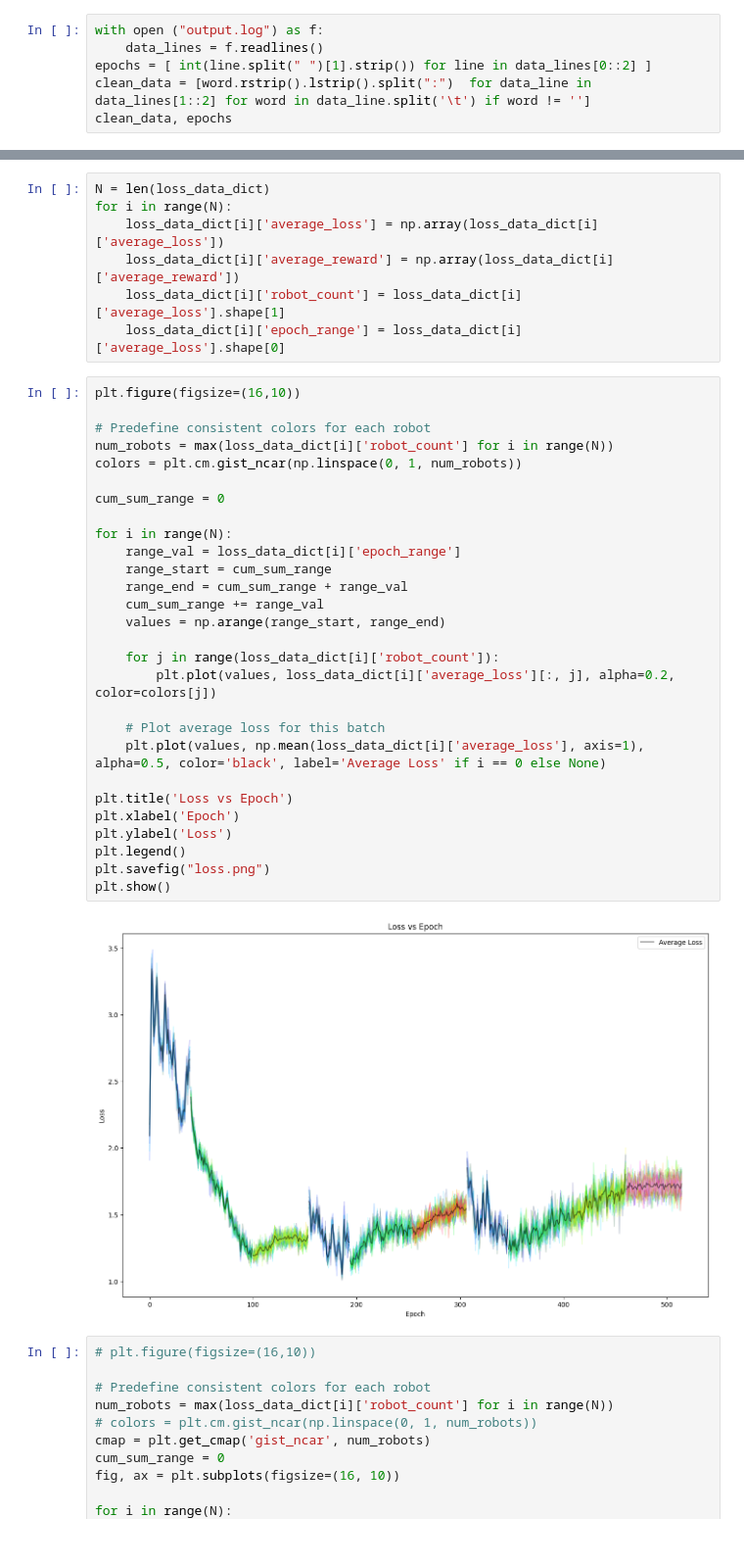
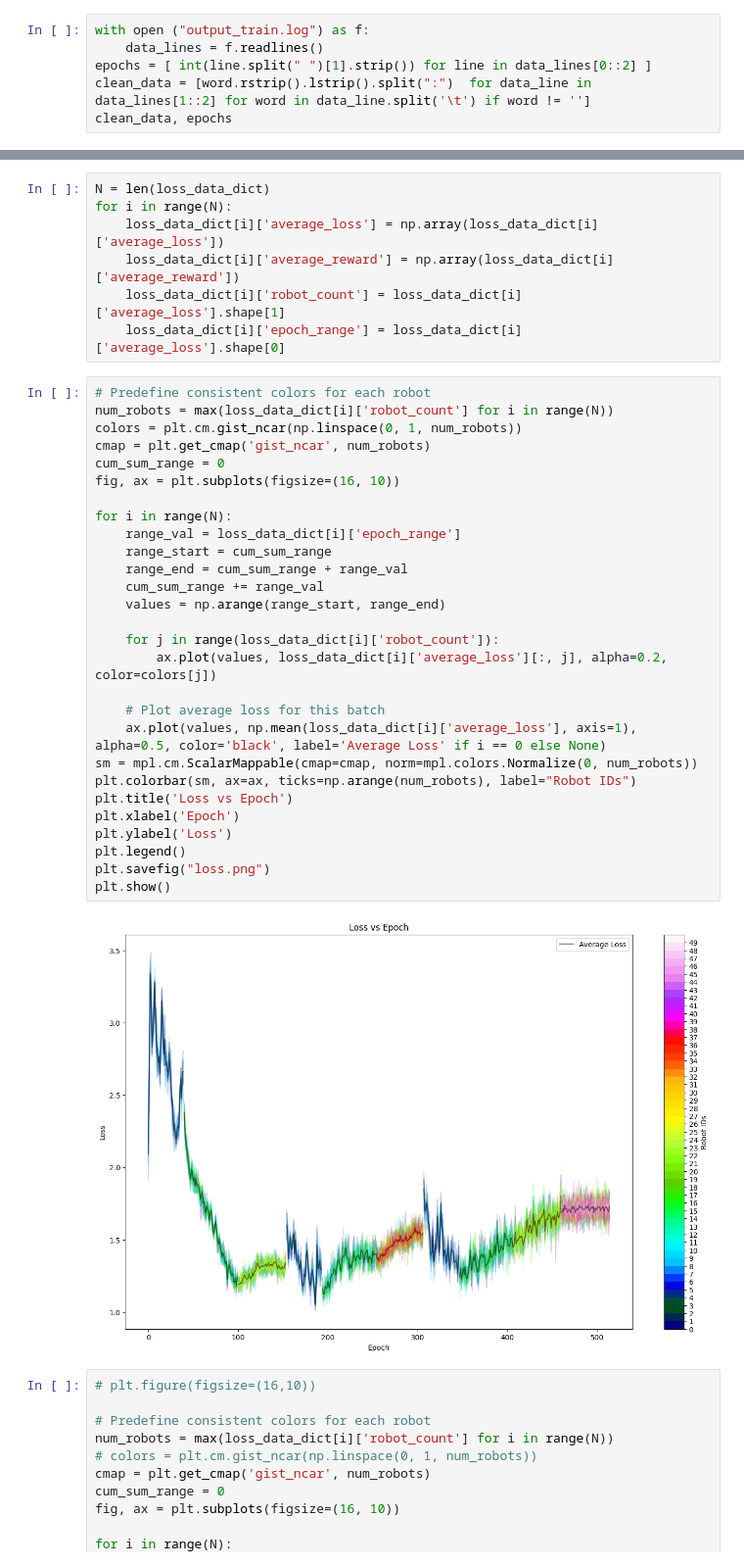
Before and after one commit to Death-Raider/Personal_Projects, a Jupyter notebook: GoalChasing_QLearning/output_processing.ipynb, the cells around one changed output, grey strips where cells are left out. Shown at 98% size. Drawn from its saved outputs; the diff is of its cells as text.

```diff
--- a/GoalChasing_QLearning/output_processing.ipynb
+++ b/GoalChasing_QLearning/output_processing.ipynb
@@ -5,7 +5,7 @@ import matplotlib as mpl
 import seaborn as sns
 import pandas as pd
 # %%
-with open ("output.log") as f:
+with open ("output_train.log") as f:
     data_lines = f.readlines()
 epochs = [ int(line.split(" ")[1].strip()) for line in data_lines[0::2] ]
 clean_data = [word.rstrip().lstrip().split(":")  for data_line in data_lines[1::2] for word in data_line.split('\t') if word != '']
@@ -56,35 +53,35 @@ for i in range(N):
     loss_data_dict[i]['robot_count'] = loss_data_dict[i]['average_loss'].shape[1]
     loss_data_dict[i]['epoch_range'] = loss_data_dict[i]['average_loss'].shape[0]
 # %%
-plt.figure(figsize=(16,10))
-
 # Predefine consistent colors for each robot
 num_robots = max(loss_data_dict[i]['robot_count'] for i in range(N))
 colors = plt.cm.gist_ncar(np.linspace(0, 1, num_robots))
-
+cmap = plt.get_cmap('gist_ncar', num_robots)
 cum_sum_range = 0
+fig, ax = plt.subplots(figsize=(16, 10))
 
 for i in range(N):
     range_val = loss_data_dict[i]['epoch_range']
     range_start = cum_sum_range
     range_end = cum_sum_range + range_val
     cum_sum_range += range_val
     values = np.arange(range_start, range_end)
 
     for j in range(loss_data_dict[i]['robot_count']):
-        plt.plot(values, loss_data_dict[i]['average_loss'][:, j], alpha=0.2, color=colors[j])
+        ax.plot(values, loss_data_dict[i]['average_loss'][:, j], alpha=0.2, color=colors[j])
 
     # Plot average loss for this batch
-    plt.plot(values, np.mean(loss_data_dict[i]['average_loss'], axis=1), alpha=0.5, color='black', label='Average Loss' if i == 0 else None)
-
+    ax.plot(values, np.mean(loss_data_dict[i]['average_loss'], axis=1), alpha=0.5, color='black', label='Average Loss' if i == 0 else None)
+sm = mpl.cm.ScalarMappable(cmap=cmap, norm=mpl.colors.Normalize(0, num_robots))
+plt.colorbar(sm, ax=ax, ticks=np.arange(num_robots), label="Robot IDs")
 plt.title('Loss vs Epoch')
 plt.xlabel('Epoch')
 plt.ylabel('Loss')
 plt.legend()
 plt.savefig("loss.png")
 plt.show()
 # %% [output]
-[figure, old version]
+[figure, new version]
 # %%
 # plt.figure(figsize=(16,10))
 
```
Also changed, not shown: parts of 15 cells of this notebook, 11 other files.
